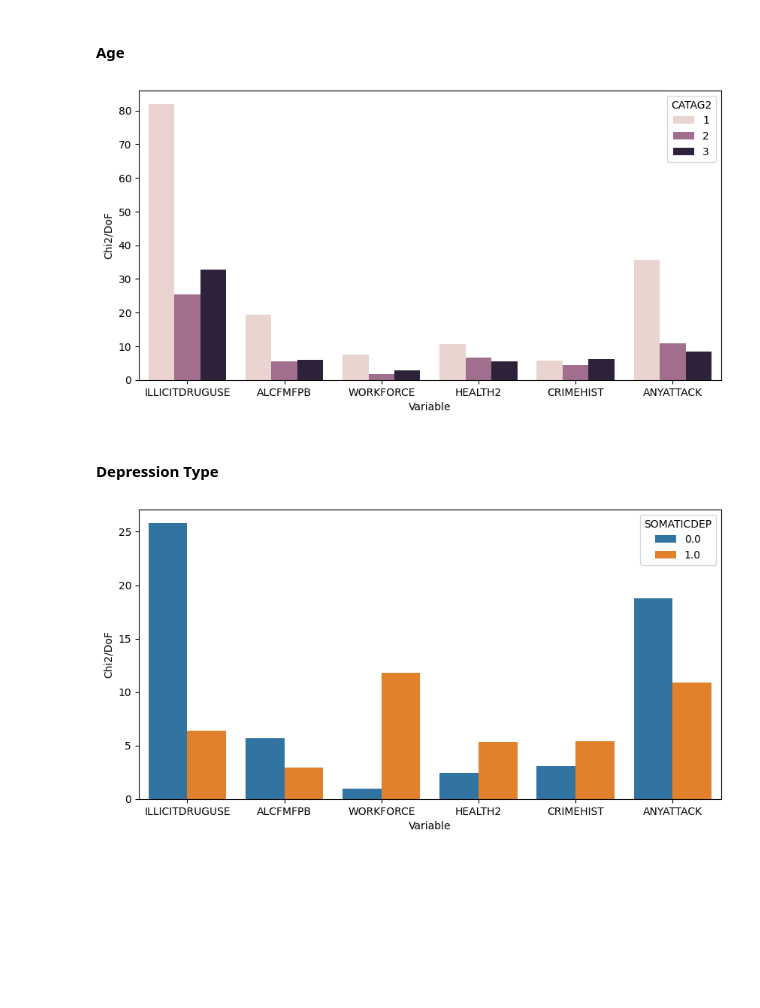
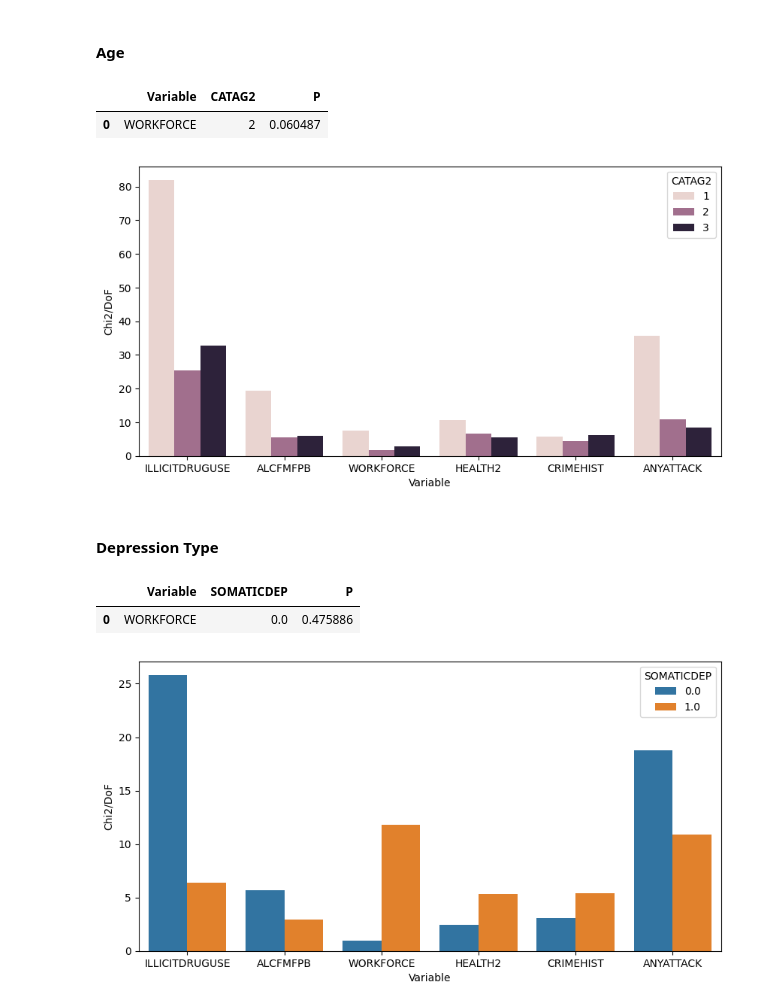
Before and after one commit to KozAAAAA/depression_analysis, a Jupyter notebook: analysis.ipynb, the cells around one changed output. Saved outputs shown, nothing was run; the diff lists cells and outputs as text; code cells hidden in the pictures; blank space fills up the shorter version.

Commit message:
Add P value analysis to check if differences between groups are significant

```diff
--- a/analysis.ipynb
+++ b/analysis.ipynb
@@ -381,14 +381,25 @@ def get_chi2_col(df, col, ignore):
     return pd.concat(analysis)
 
 
-def plot_chi2_col(df, col, ignore):
+def plot_chi2_dof_col(data, col):
     plt.figure(figsize=(10, 5))
     sns.barplot(
         y="Chi2/DoF",
         x="Variable",
-        data=get_chi2_col(df, col, ignore),
+        data=data,
         hue=col,
     )
+
+
+def get_col_analysis(df, col, groups):
+    chi2_col_df = get_chi2_col(df, col, groups)
+    plot_chi2_dof_col(chi2_col_df, col)
+    p_value = chi2_col_df[["Variable", col, "P"]]
+    p_value = p_value[p_value["P"] > 0.05]
+    p_value = p_value.sort_values(by="P", ascending=False).reset_index(drop=True)
+    if p_value.empty:
+        return None
+    return p_value
 # %% [markdown]
 #### Gender
 # %%
@@ -398,12 +409,16 @@ plot_chi2_col(features_df, "IRSEX", groups)
 # %% [markdown]
 #### Age
 # %%
-plot_chi2_col(features_df, age_col, groups)
+get_col_analysis(features_df, age_col, groups)
 # %% [output]
+|  | Variable | CATAG2 | P |
+| 0 | WORKFORCE | 2 | 0.060487 |
 [figure]
 # %% [markdown]
 #### Depression Type
 # %%
-plot_chi2_col(features_df, "SOMATICDEP", groups)
+get_col_analysis(features_df, "SOMATICDEP", groups)
 # %% [output]
+|  | Variable | SOMATICDEP | P |
+| 0 | WORKFORCE | 0.0 | 0.475886 |
 [figure]
```
Also changed, not shown: parts of 1 cell of this notebook.
